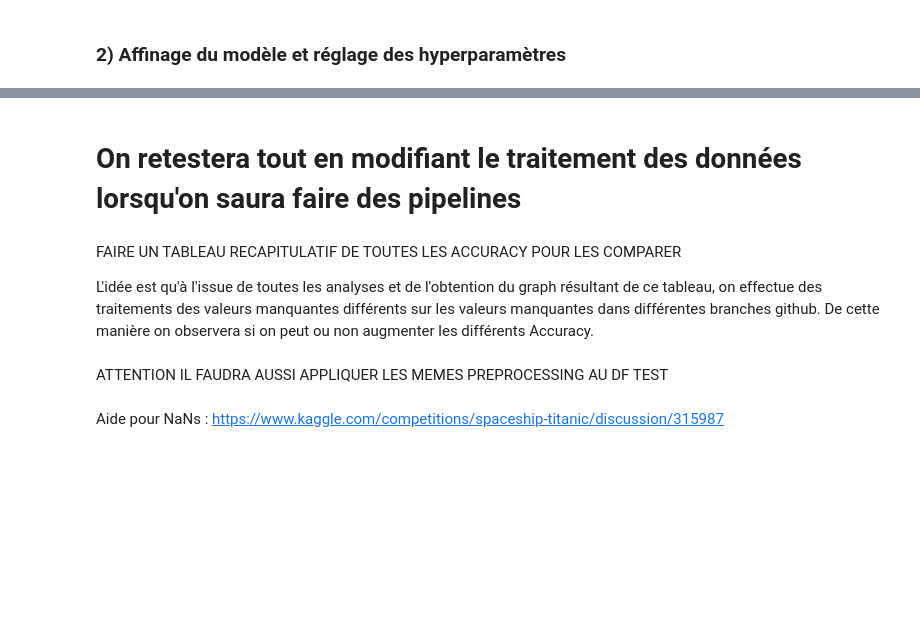
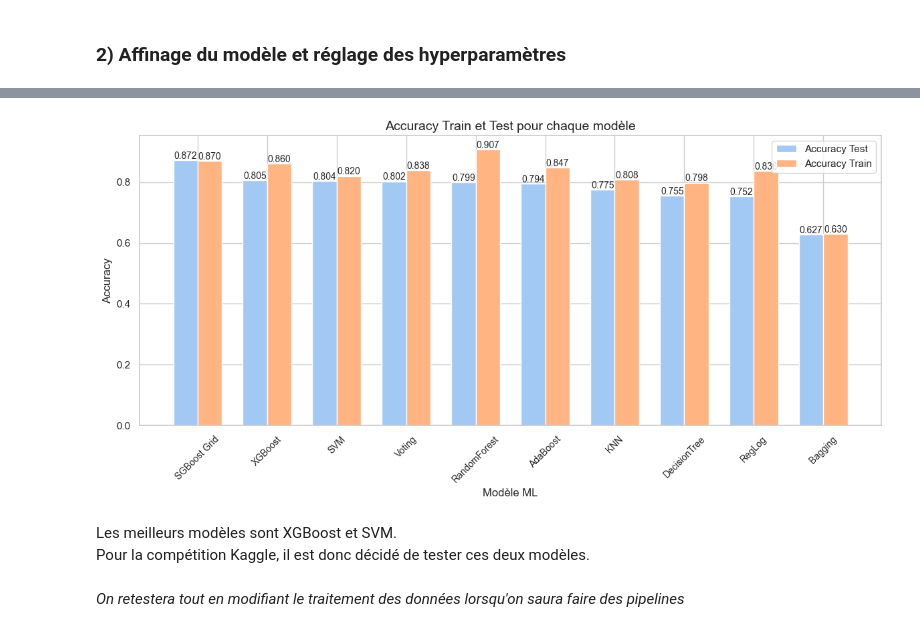
Before and after one commit to G-RELIQUET/Spaceship-Titanic, a Jupyter notebook: Etude.ipynb, the cells around one changed output, grey strips where cells are left out. Cells and saved outputs as stored; diff of their text form; code cells hidden in the pictures; blank space fills up the shorter version.

```diff
--- a/Etude.ipynb
+++ b/Etude.ipynb
@@ -1718,8 +1674,8 @@ correct_predictions_train = np.diag(conf_matrix_train).sum()
 #Nombre total de prédictions
 total_predictions_train = conf_matrix_train.to_numpy().sum()
 #Accuracy pour l'entraînement
-train_accuracy = correct_predictions_train / total_predictions_train
-print(f"Train Accuracy: {train_accuracy:.4f}")
+accuracy_train_xgb = correct_predictions_train / total_predictions_train
+print(f"Train Accuracy: {accuracy_train_xgb:.4f}")
 
 ##On cherche à afficher l'accuracy du modèle de test
 #Matrice de confusion
@@ -1729,8 +1685,8 @@ correct_predictions = np.diag(conf_matrix).sum()
 #Nombre total de prédictions : somme de toutes les valeurs de la matrice
 total_predictions = conf_matrix.to_numpy().sum()
 #Accuracy
-test_accuracy = correct_predictions / total_predictions
-print(f"Test Accuracy: {test_accuracy:.4f}")
+accuracy_test_xgb = correct_predictions / total_predictions
+print(f"Test Accuracy: {accuracy_test_xgb:.4f}")
 
 #Le premier modèle donne d'excellents résultats
 #Ce sont les meilleurs de tout le notebook et ce, sans réel tuning des hyperparamètres
@@ -1813,14 +1769,15 @@ Accuracy sur l'ensemble de test : 0.8235
 Nous souhaitons maintenant comparer les différentes accuracy obtenues pour sélectionner le bon modèle.
 # %%
 #Construction d'un DataFrame contenant toutes les accuracy
-models_ML = ['RegLog', 'KNN', 'SVM', 'DecisionTree', 'RandomForest', 'AdaBoost', 'Bagging', 'Voting', 'Stacking', 'XGBoost']
-accuracy_train_ML = [accuracy_train_RL, accuracy_train_knn ]
-accuracy_test_ML = [accuracy_test_RL, accuracy_test_knn]
+models_ML = ['RegLog', 'KNN', 'SVM', 'DecisionTree', 'RandomForest', 'AdaBoost', 'Bagging', 'Voting', 'XGBoost', 'SGBoost Grid']
+accuracy_train_ML = [accuracy_train_RL, accuracy_train_knn, accuracy_train_svm, accuracy_train_dt, accuracy_train_rf, accuracy_train_acdt, accuracy_train_bc, accuracy_train_vclf, accuracy_train_xgb, train_accuracy ]
+accuracy_test_ML = [accuracy_test_RL, accuracy_test_knn, accuracy_test_svm, accuracy_test_dt, accuracy_test_rf, accuracy_test_acdt, accuracy_test_bc, accuracy_test_vclf, accuracy_test_xgb, test_accuracy ]
 
 df_accuracy = pd.DataFrame({
     "Model": models_ML,
-    "Accuracy Train": accuracy_train_ML,
-    "Accuracy Test": accuracy_test_ML
+    "Accuracy Test": accuracy_test_ML,
+    "Accuracy Train": accuracy_train_ML
 })
 
+df_accuracy=df_accuracy.round(3).sort_values(by='Accuracy Test', ascending=False)
 print(df_accuracy)
@@ -1827,11 +1796,35 @@ print(df_accuracy)
+# %%
+#Affichage du graph comparatif
+# Création du barplot avec les annotations des valeurs maximales
+plt.figure(figsize=(12, 6))
+bar_width = 0.35
+x = range(len(df_accuracy['Model']))
+
+test_bars = plt.bar(x, df_accuracy['Accuracy Test'], width=bar_width, label='Accuracy Test')
+train_bars = plt.bar([i + bar_width for i in x], df_accuracy['Accuracy Train'], width=bar_width, label='Accuracy Train')
+
+#Annotation pour plus de lisibilité
+for bar in test_bars:
+    plt.text(bar.get_x() + bar.get_width() / 2, bar.get_height() + 0.005, f'{bar.get_height():.3f}',
+             ha='center', fontsize=10)
+
+for bar in train_bars:
+    plt.text(bar.get_x() + bar.get_width() / 2, bar.get_height() + 0.005, f'{bar.get_height():.3f}',
+             ha='center', fontsize=10)
+
+plt.xlabel('Modèle ML', fontsize=12)
+plt.ylabel('Accuracy', fontsize=12)
+plt.title('Accuracy Train et Test pour chaque modèle', fontsize=14)
+plt.xticks([i + bar_width / 2 for i in x], df_accuracy['Model'], rotation=45, fontsize=10)
+plt.legend()
+plt.tight_layout()
+
+# Affichage
+plt.show()
+# %% [output]
+[figure, added]
+# %% [markdown]
+Les meilleurs modèles sont XGBoost et SVM.
+Pour la compétition Kaggle, il est donc décidé de tester ces deux modèles.
 # %% [markdown]
-# On retestera tout en modifiant le traitement des données lorsqu'on saura faire des pipelines
+*On retestera tout en modifiant le traitement des données lorsqu'on saura faire des pipelines*
-# %% [markdown]
-FAIRE UN TABLEAU RECAPITULATIF DE TOUTES LES ACCURACY POUR LES COMPARER
-
-L'idée est qu'à l'issue de toutes les analyses et de l'obtention du graph résultant de ce tableau, on effectue des traitements des valeurs manquantes différents sur les valeurs manquantes dans différentes branches github.
-De cette manière on observera si on peut ou non augmenter les différents Accuracy.
-# %% [markdown]
-ATTENTION IL FAUDRA AUSSI APPLIQUER LES MEMES PREPROCESSING AU DF TEST
-# %% [markdown]
-Aide pour NaNs : https://www.kaggle.com/competitions/spaceship-titanic/discussion/315987
```
Also changed, not shown: parts of 44 cells of this notebook.
